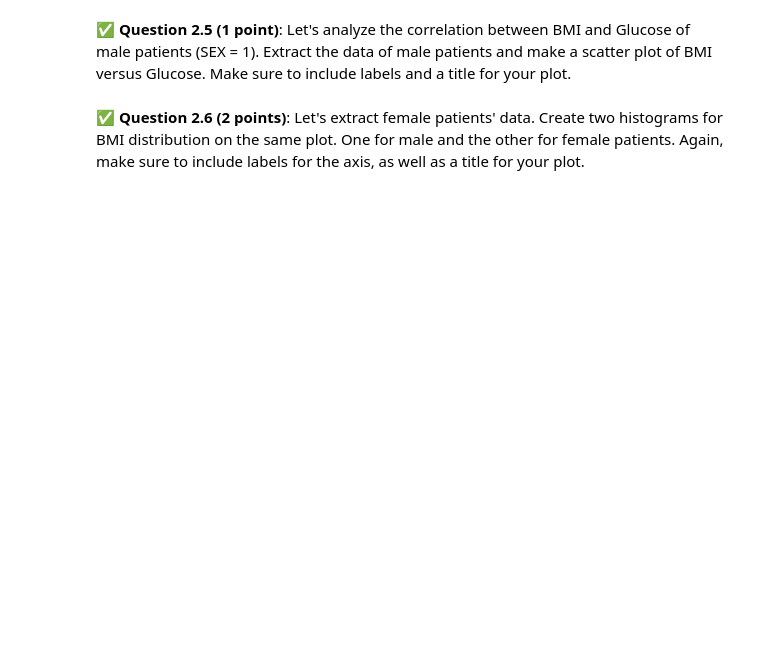
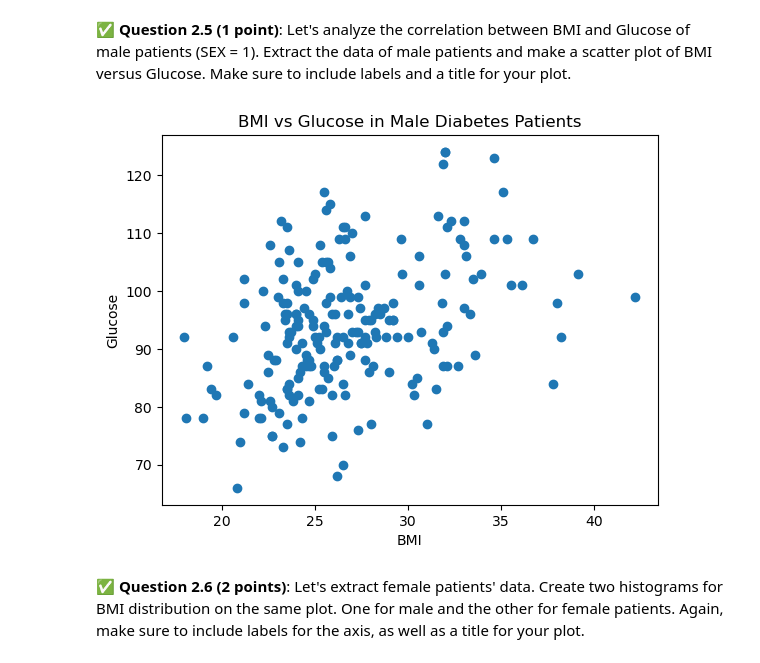
Before and after one commit to guptaja3/CMSE202-f25-turnin, a Jupyter notebook: midterm/CMSE202-Midterm-Section003-JAICH.ipynb, the cells around one changed output. Drawn from its saved outputs; the diff is of its cells as text; code cells hidden in the pictures; blank space fills up the shorter version.

```diff
--- a/midterm/CMSE202-Midterm-Section003-JAICH.ipynb
+++ b/midterm/CMSE202-Midterm-Section003-JAICH.ipynb
@@ -74,3 +76,7 @@ Download the files using `curl` and the links (`https://raw.githubusercontent.co
 &#9989; **Question 2.2 (1 point)**: This file is a dataset of diabetic patients. Use pandas to import and display the data.
 # %%
 ### Put your code here:
+import pandas as pd
+
+dia=pd.read_csv('SAS.csv')
+dia
@@ -78,3 +98,5 @@ Download the files using `curl` and the links (`https://raw.githubusercontent.co
 &#9989; **Question 2.3 (1 point)**: This dataset contains several columns. The last column seems irrelevant to what we care. Drop the last column from the dataframe.
 # %%
 ### Put your code here:
+dia=dia.drop(columns='Y')
+dia
@@ -82,3 +118,14 @@ Download the files using `curl` and the links (`https://raw.githubusercontent.co
 &#9989; **Question 2.4 (2 points)**: We want to analyze the data of male and female patients separately. Group the data by the "SEX" column and then use the built-in Pandas function to get a quick statistical summary of your data (e.g. the mean, standard deviation, min, max, etc).
 # %%
 ### Put your code here
+
+diamale=dia.mask(dia['SEX']==1).dropna()
+diafem=dia.mask(dia['SEX']==2).dropna()
+
+print('MALE')
+
+print(diamale.describe())
+
+print('FEMALE')
+
+print(diafem.describe())
@@ -86,6 +151,15 @@ Download the files using `curl` and the links (`https://raw.githubusercontent.co
 &#9989; **Question 2.5 (1 point)**: Let's analyze the correlation between BMI and Glucose of male patients (SEX = 1). Extract the data of male patients and make a scatter plot of BMI versus Glucose. Make sure to include labels and a title for your plot.
 # %%
 ### Put your code here
+import matplotlib.pyplot as plt
+
+plt.scatter(diamale['BMI'],diamale['Glucose'])
+plt.xlabel('BMI')
+plt.ylabel('Glucose')
+plt.title('BMI vs Glucose in Male Diabetes Patients')
+plt.show()
+# %% [output]
+[figure, added]
 # %% [markdown]
 &#9989; **Question 2.6 (2 points)**: Let's extract female patients' data.
 Create two histograms for BMI distribution on the same plot. One for male and the other for female patients. Again, make sure to include labels for the axis, as well as a title for your plot.
```
Also changed, not shown: parts of 6 cells of this notebook.
